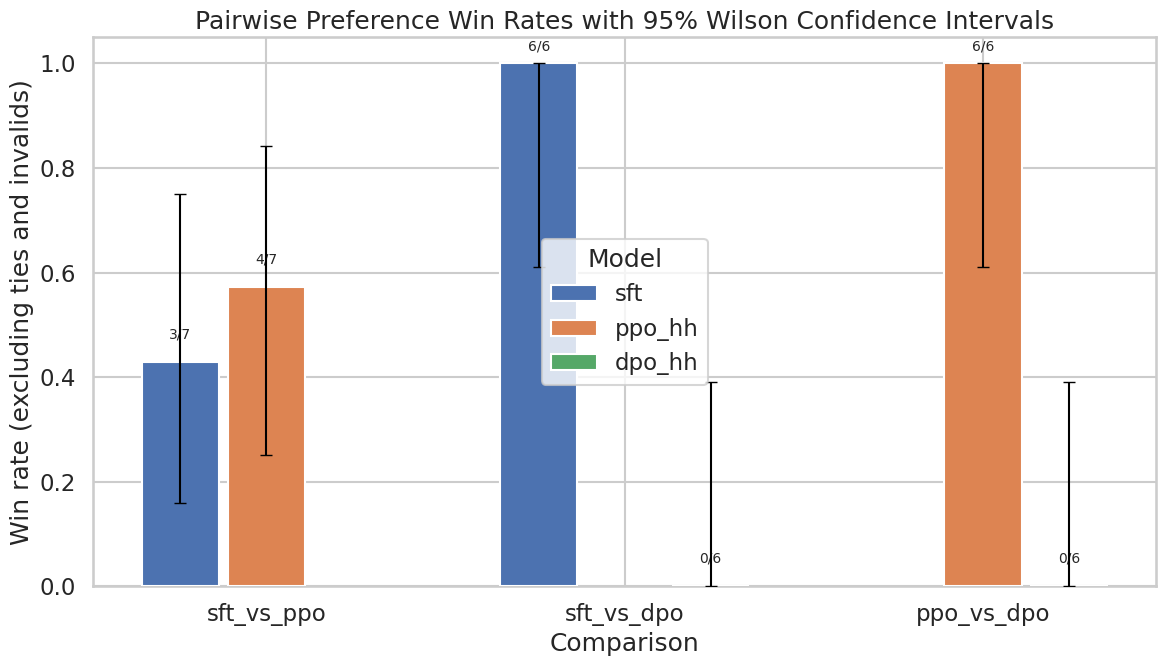
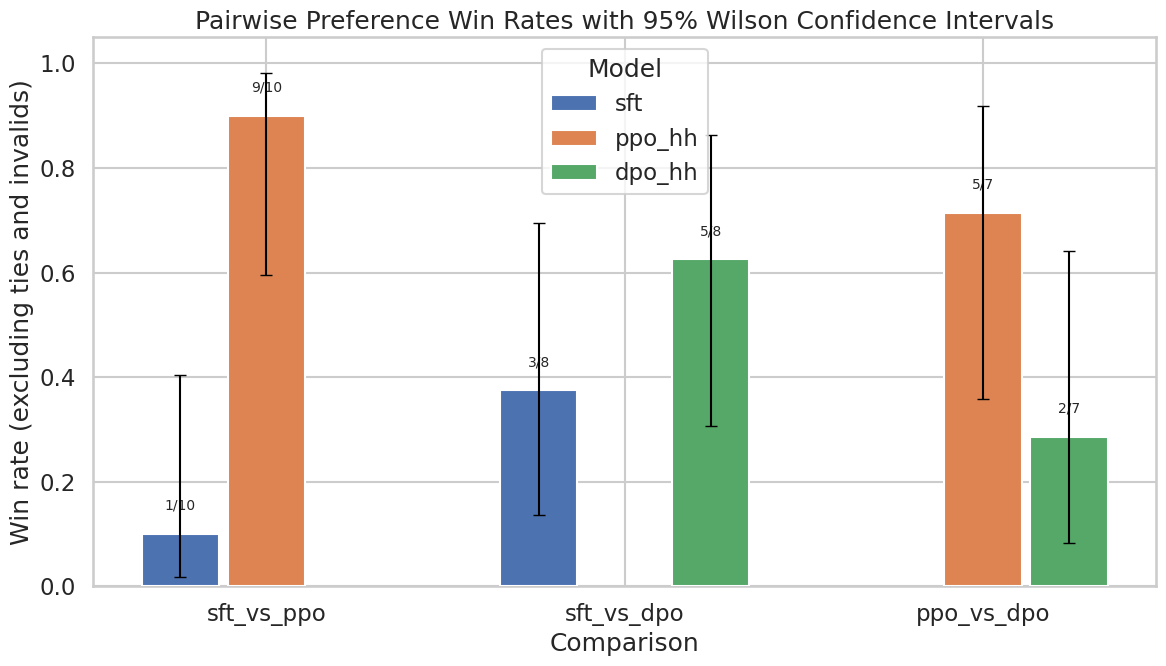
The change to this notebook cell's code, shown as a diff; its figure went from the first image to the second:
--- before
+++ after
@@ -80,6 +80,6 @@
 
 """"Save the figure"""
-# fig.savefig(OUT_DIR / "pairwise_win_rates_wilson_ci.png", dpi=300, bbox_inches="tight")
+fig.savefig(OUT_DIR / "pairwise_win_rates_wilson_ci.png", dpi=300, bbox_inches="tight")
 # fig.savefig(OUT_DIR / "pairwise_win_rates_wilson_ci.pdf", bbox_inches="tight")
-# print(OUT_DIR / "pairwise_win_rates_wilson_ci.png")
+print(OUT_DIR / "pairwise_win_rates_wilson_ci.png")
 # print(OUT_DIR / "pairwise_win_rates_wilson_ci.pdf")

Commit: last commit change ignore_file